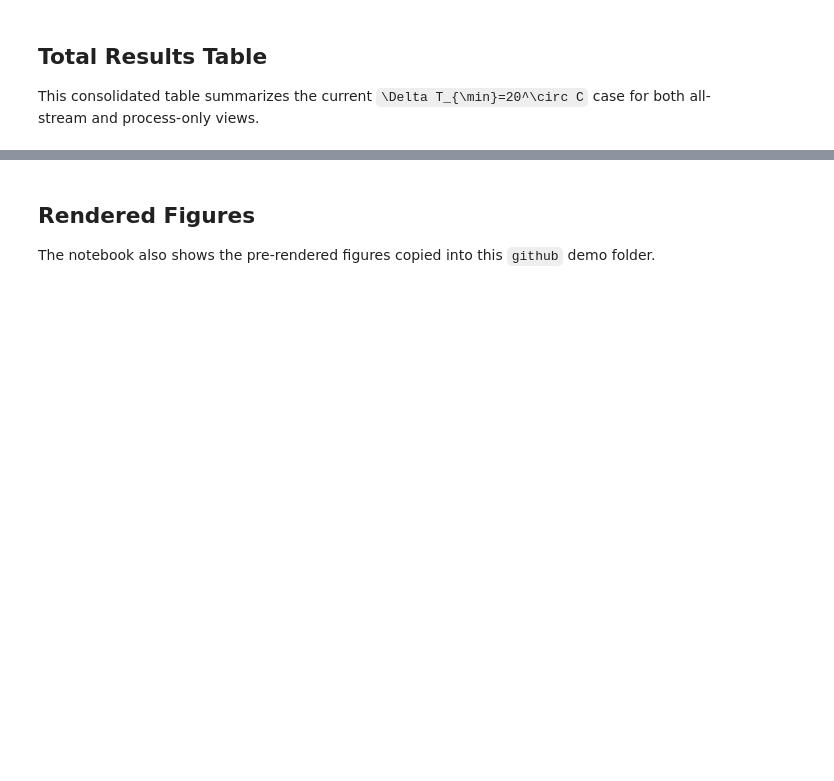
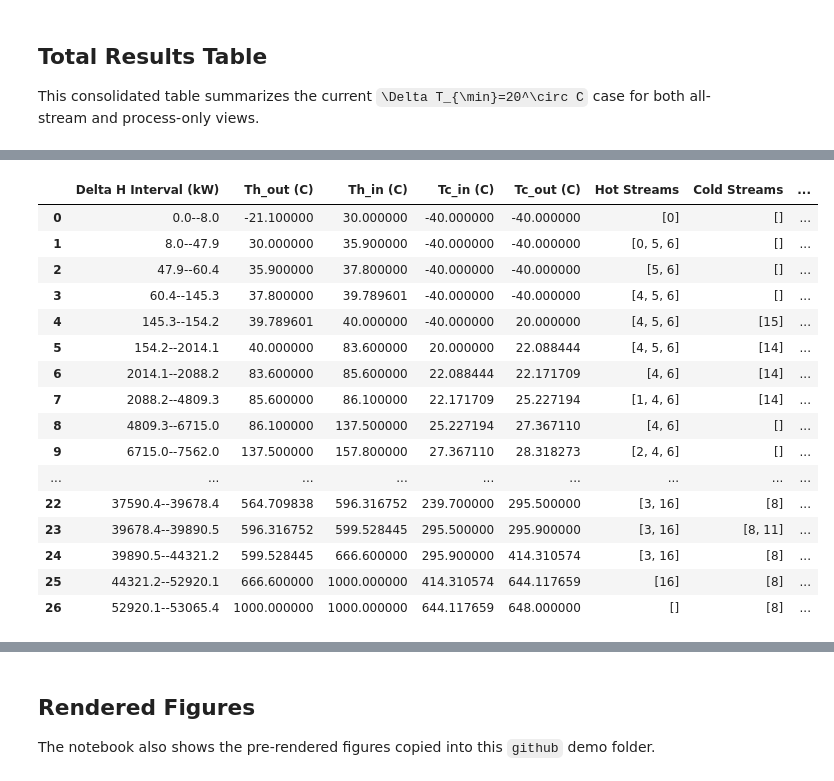
Before and after one commit to Galigeigei-Z/HDA-Surrogate-Optimization, a Jupyter notebook: supertargeting_demo.ipynb, the cells around one changed output, grey strips where cells are left out. Cells and saved outputs as stored; diff of their text form; code cells hidden in the pictures; blank space fills up the shorter version.

```diff
--- a/supertargeting_demo.ipynb
+++ b/supertargeting_demo.ipynb
@@ -92,21 +135,39 @@ total_results_df
 # %%
 intervals_df = pd.DataFrame(
     [
         {
             'Delta H Interval (kW)': f'{interval.enthalpy_start_kw:.1f}--{interval.enthalpy_end_kw:.1f}',
             'Th_out (C)': interval.hot_out_c,
             'Th_in (C)': interval.hot_in_c,
             'Tc_in (C)': interval.cold_in_c,
             'Tc_out (C)': interval.cold_out_c,
             'Hot Streams': list(interval.hot_stream_ids),
             'Cold Streams': list(interval.cold_stream_ids),
-            'LMTD (C)': interval.log_mean_temperature_difference_c,
+            'LMTD (C)': interval.lmtd_c,
             'Area (m2)': interval.area_m2,
         }
         for interval in result.area_intervals
     ]
 )
 intervals_df
+# %% [output]
+|  | Delta H Interval (kW) | Th_out (C) | Th_in (C) | Tc_in (C) | Tc_out (C) | Hot Streams | Cold Streams | ... |
+| 0 | 0.0--8.0 | -21.100000 | 30.000000 | -40.000000 | -40.000000 | [0] | [] | ... |
+| 1 | 8.0--47.9 | 30.000000 | 35.900000 | -40.000000 | -40.000000 | [0, 5, 6] | [] | ... |
+| 2 | 47.9--60.4 | 35.900000 | 37.800000 | -40.000000 | -40.000000 | [5, 6] | [] | ... |
+| 3 | 60.4--145.3 | 37.800000 | 39.789601 | -40.000000 | -40.000000 | [4, 5, 6] | [] | ... |
+| 4 | 145.3--154.2 | 39.789601 | 40.000000 | -40.000000 | 20.000000 | [4, 5, 6] | [15] | ... |
+| 5 | 154.2--2014.1 | 40.000000 | 83.600000 | 20.000000 | 22.088444 | [4, 5, 6] | [14] | ... |
+| 6 | 2014.1--2088.2 | 83.600000 | 85.600000 | 22.088444 | 22.171709 | [4, 6] | [14] | ... |
+| 7 | 2088.2--4809.3 | 85.600000 | 86.100000 | 22.171709 | 25.227194 | [1, 4, 6] | [14] | ... |
+| 8 | 4809.3--6715.0 | 86.100000 | 137.500000 | 25.227194 | 27.367110 | [4, 6] | [] | ... |
+| 9 | 6715.0--7562.0 | 137.500000 | 157.800000 | 27.367110 | 28.318273 | [2, 4, 6] | [] | ... |
+| ... | ... | ... | ... | ... | ... | ... | ... | ... |
+| 22 | 37590.4--39678.4 | 564.709838 | 596.316752 | 239.700000 | 295.500000 | [3, 16] | [8] | ... |
+| 23 | 39678.4--39890.5 | 596.316752 | 599.528445 | 295.500000 | 295.900000 | [3, 16] | [8, 11] | ... |
+| 24 | 39890.5--44321.2 | 599.528445 | 666.600000 | 295.900000 | 414.310574 | [3, 16] | [8] | ... |
+| 25 | 44321.2--52920.1 | 666.600000 | 1000.000000 | 414.310574 | 644.117659 | [16] | [8] | ... |
+| 26 | 52920.1--53065.4 | 1000.000000 | 1000.000000 | 644.117659 | 648.000000 | [] | [8] | ... |
 # %%
 records_bcc = pd.DataFrame(curve_plot_records(streams, result))
 records_cc = pd.DataFrame(curve_plot_records(process_streams, process_result))
```
Also changed, not shown: parts of 8 cells of this notebook, 2 other files.
